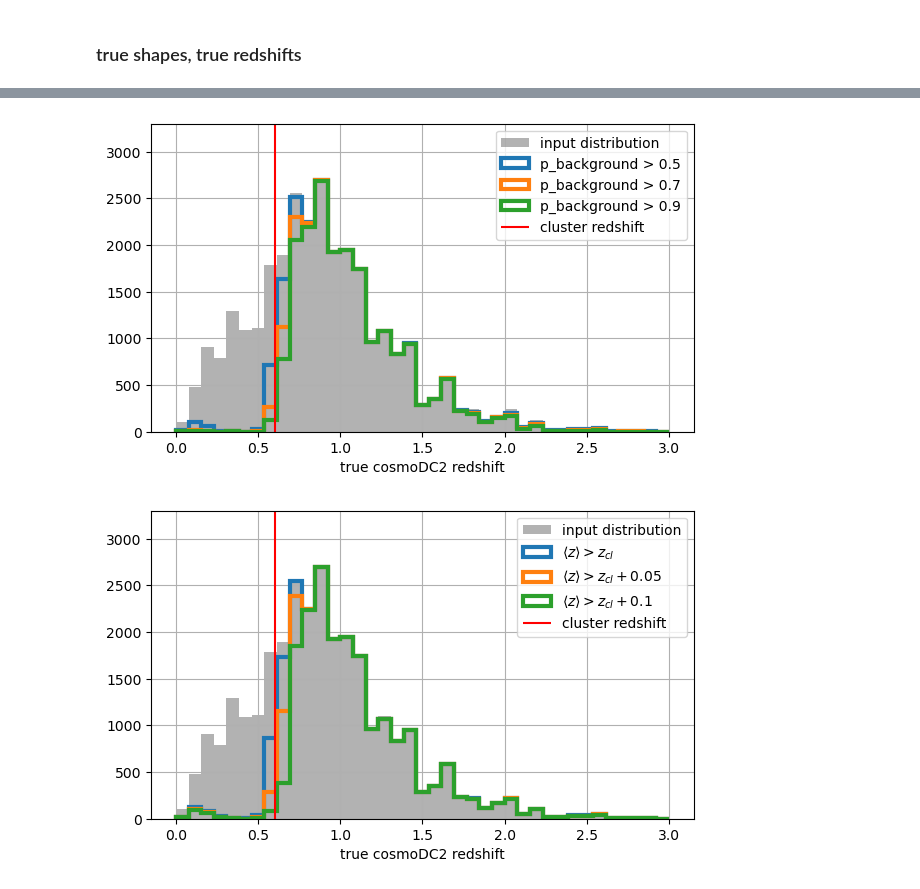
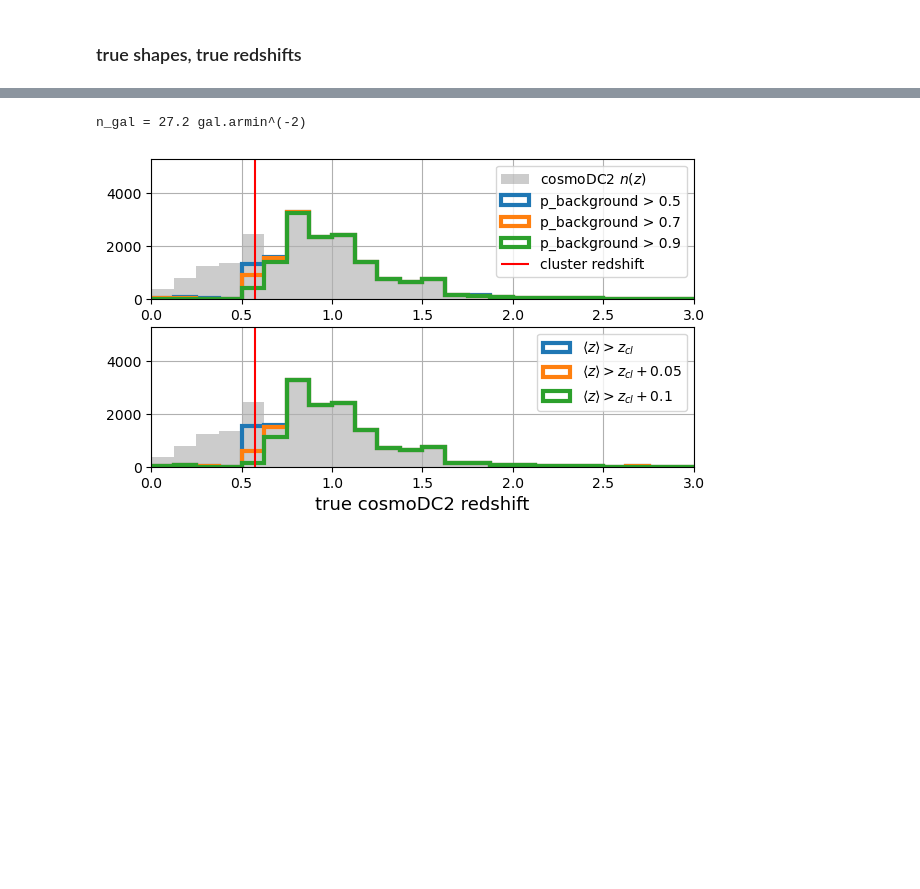
Before and after one commit to LSSTDESC/CLCosmo_Sim, a Jupyter notebook: extract_data/photoz_extraction_example.ipynb, the cells around one changed output, grey strips where cells are left out. Saved outputs shown, nothing was run; the diff lists cells and outputs as text; code cells hidden in the pictures; blank space fills up the shorter version.

```diff
--- a/extract_data/photoz_extraction_example.ipynb
+++ b/extract_data/photoz_extraction_example.ipynb
@@ -56,4 +59,6 @@ def qserv_query(ra, dec, rmax = 10):
     return query
 # %%
 #cluster
-z, ra, dec = .6, 65, -40
+lens_cat = np.load('../data/lens_catalog_cosmoDC2_v1.1.4_redmapper_v0.8.1.pkl', allow_pickle = True)
+index = 1
+z, ra, dec = lens_cat['redshift'][index], lens_cat['ra'][index], lens_cat['dec'][index]
@@ -61,6 +70,6 @@ z, ra, dec = .6, 65, -40
 ### true shapes, true redshifts
 # %%
 lens_distance=cosmo.eval_da(z)
-bckgd_galaxy_catalog=_utils_extract_sources_in_cosmoDC2.extract(qserv_query = qserv_query( ra, dec, rmax = 6),
+bckgd_galaxy_catalog_truth=_utils_extract_sources_in_cosmoDC2.extract(qserv_query = qserv_query( ra, dec, rmax = 6),
                                         conn_qserv=conn, cosmo=cosmo)
 # %%
@@ -85,9 +93,9 @@ def query_photoz():
 # %%
 #extract photometric redshifts with GCRCatalogs
 print('extracting photoz redshift infos (GCRCatalogs)')
-id_gal=bckgd_galaxy_catalog['galaxy_id']
-ras=bckgd_galaxy_catalog['ra']
-decs=bckgd_galaxy_catalog['dec']
+id_gal=bckgd_galaxy_catalog_truth['galaxy_id']
+ras=bckgd_galaxy_catalog_truth['ra']
+decs=bckgd_galaxy_catalog_truth['dec']
 #find all different healpix pixels
 healpix = np.array(np.unique(healpy.ang2pix(32, ras, decs, nest=False, lonlat=True)))
 print(healpix)
@@ -130,6 +138,6 @@ for k, gc_ in enumerate(photoz_gc):
     for name in colnames:
         if name!='galaxy_id':
             pz_table.rename_column(name, name + photoz_label[k])
-    bckgd_galaxy_catalog = join(Table(bckgd_galaxy_catalog), pz_table, keys='galaxy_id')
+    bckgd_galaxy_catalog_truth = join(Table(bckgd_galaxy_catalog_truth), pz_table, keys='galaxy_id')
 # %% [output]
 extracting photoz redshift infos (GCRCatalogs)
@@ -227,34 +215,46 @@ bckgd_galaxy_catalog.colnames
+# %%
+mask_mag= bckgd_galaxy_catalog_truth['mag_i'] < 24.5
+mask_mag*= bckgd_galaxy_catalog_truth['mag_r'] < 28
+bckgd_galaxy_catalog = bckgd_galaxy_catalog_truth[mask_mag]
+# %%
+theta_rad = 6/lens_distance
+theta_arcmin = theta_rad * 3437.75
+S_deg_2 = np.pi*theta_arcmin**2
+print(f'n_gal = {len(bckgd_galaxy_catalog)/S_deg_2:.1f} gal.armin^(-2)')
+# %% [output]
+n_gal = 27.2 gal.armin^(-2)
 # %%
 photoz = 'bpz'
 plt.figure(figsize=(7,4))
-bins_ = np.linspace(0, 3, 40)
-plt.hist(bckgd_galaxy_catalog['z'], bins=bins_,  color='gray', alpha=.6,  lw=3, ls='--', label = 'input distribution')
-mask_1 = bckgd_galaxy_catalog[f'p_background_{photoz}'] > 0.5
-plt.hist(bckgd_galaxy_catalog['z'][mask_1], bins=bins_, histtype = 'step', lw=3, label = 'p_background > 0.5')
-mask_2 = bckgd_galaxy_catalog[f'p_background_{photoz}'] > 0.8
-plt.hist(bckgd_galaxy_catalog['z'][mask_2], bins=bins_, histtype = 'step', lw=3, label = 'p_background > 0.7')
-mask_3 = bckgd_galaxy_catalog[f'p_background_{photoz}'] > 0.9
-plt.hist(bckgd_galaxy_catalog['z'][mask_3], bins=bins_, histtype = 'step', lw=3, label = 'p_background > 0.9')
+plt.subplot(2, 1, 1)
+bins_ = np.linspace(0, 3, 25)
+plt.hist(bckgd_galaxy_catalog['z'], bins=bins_,  color='gray', alpha=.4,  lw=3, ls='--', label = r'cosmoDC2 $n(z)$')
+mask_p1 = bckgd_galaxy_catalog[f'p_background_{photoz}'] > 0.5
+plt.hist(bckgd_galaxy_catalog['z'][mask_p1], bins=bins_, histtype = 'step', lw=3, label = 'p_background > 0.5')
+mask_p2 = bckgd_galaxy_catalog[f'p_background_{photoz}'] > 0.7
+plt.hist(bckgd_galaxy_catalog['z'][mask_p2], bins=bins_, histtype = 'step', lw=3, label = 'p_background > 0.7')
+mask_p3 = bckgd_galaxy_catalog[f'p_background_{photoz}'] > 0.9
+plt.hist(bckgd_galaxy_catalog['z'][mask_p3], bins=bins_, histtype = 'step', lw=3, label = 'p_background > 0.9')
 plt.vlines(z, 0, 10000, color='r', label = 'cluster redshift')
-plt.ylim(0,3300)
+plt.ylim(0,5300)
+plt.xlim(0, 3)
 plt.legend()
 plt.grid(True)
-plt.xlabel('true cosmoDC2 redshift')
-plt.show()
-plt.figure(figsize=(7,4))
-plt.hist(bckgd_galaxy_catalog['z'], bins=bins_,  color='gray', alpha=.6,  lw=3, ls='--', label = 'input distribution')
-mask_1 = bckgd_galaxy_catalog[f'photoz_mean_{photoz}'] > z
-plt.hist(bckgd_galaxy_catalog['z'][mask_1], bins=bins_, histtype = 'step', lw=3, label = r'$\langle z \rangle > z_{cl}$')
-mask_2 = bckgd_galaxy_catalog[f'photoz_mean_{photoz}'] > z + .05
-plt.hist(bckgd_galaxy_catalog['z'][mask_2], bins=bins_, histtype = 'step', lw=3, label = r'$\langle z \rangle > z_{cl} + 0.05$')
-mask_3 = bckgd_galaxy_catalog[f'photoz_mean_{photoz}'] > z + 0.1
-plt.hist(bckgd_galaxy_catalog['z'][mask_3], bins=bins_, histtype = 'step', lw=3, label = r'$\langle z \rangle > z_{cl} + 0.1$')
-plt.vlines(z, 0, 10000, color='r', label = 'cluster redshift')
-plt.ylim(0,3300)
+plt.xlabel('true cosmoDC2 redshift', fontsize=13)
+plt.subplot(2, 1, 2)
+plt.hist(bckgd_galaxy_catalog['z'], bins=bins_,  color='gray', alpha=.4,  lw=3)
+mask_z1 = bckgd_galaxy_catalog[f'photoz_mean_{photoz}'] > z
+plt.hist(bckgd_galaxy_catalog['z'][mask_z1], bins=bins_, histtype = 'step', lw=3, label = r'$\langle z \rangle > z_{cl}$')
+mask_z2 = bckgd_galaxy_catalog[f'photoz_mean_{photoz}'] > z + .05
+plt.hist(bckgd_galaxy_catalog['z'][mask_z2], bins=bins_, histtype = 'step', lw=3, label = r'$\langle z \rangle > z_{cl} + 0.05$')
+mask_z3 = bckgd_galaxy_catalog[f'photoz_mean_{photoz}'] > z + 0.1
+plt.hist(bckgd_galaxy_catalog['z'][mask_z3], bins=bins_, histtype = 'step', lw=3, label = r'$\langle z \rangle > z_{cl} + 0.1$')
+plt.vlines(z, 0, 10000, color='r')
+plt.ylim(0,5300)
+plt.xlim(0, 3)
 plt.legend()
 plt.grid(True)
-plt.xlabel('true cosmoDC2 redshift')
-plt.show()
+plt.xlabel('true cosmoDC2 redshift', fontsize=13)
+plt.savefig('nz.png', bbox_inches='tight', dpi=300)
 # %% [output]
-[figure, old version]
+[figure, new version]
-[figure, removed]
```
Also changed, not shown: parts of 10 cells of this notebook, 7 other files.
